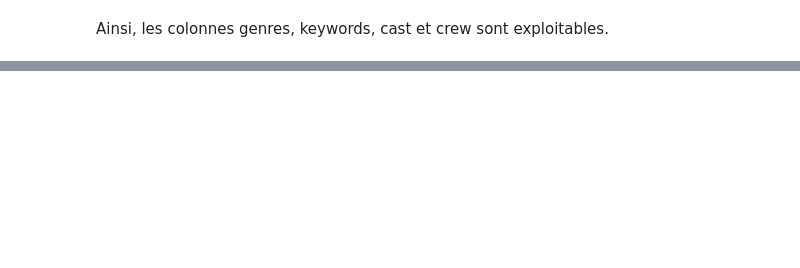
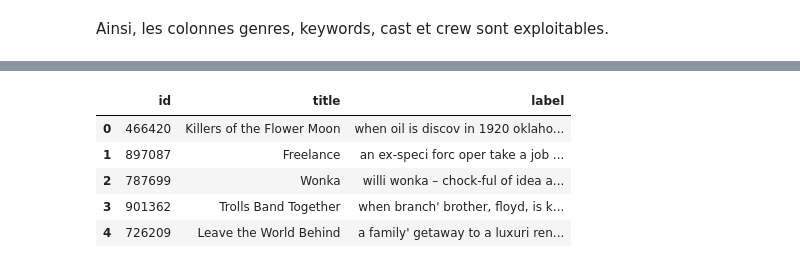
Before and after one commit to yassprogramme/Python_ENSAE_2A_app, a Jupyter notebook: Notebook.ipynb, the cells around one changed output, grey strips where cells are left out. Cells and saved outputs as stored; diff of their text form; code cells hidden in the pictures; blank space fills up the shorter version.

```diff
--- a/Notebook.ipynb
+++ b/Notebook.ipynb
@@ -354,3 +359,20 @@ data_model.head()
 | 2 | 787699 | Wonka | Willy Wonka – chock-full of ideas... |
 | 3 | 901362 | Trolls Band Together | When Branch's brother, Floyd, is ... |
 | 4 | 726209 | Leave the World Behind | A family's getaway to a luxurious... |
+# %%
+ps =PorterStemmer()
+def stem(text): # stem("dancing")=>"danc"
+    y=[]
+    for i in text.split():
+        y.append(ps.stem(i))
+    return " ".join(y)
+data_model["label"]=data_model["label"].apply(stem)
+data_model["label"]=data_model["label"].apply(lambda x : x.lower())
+data_model.head()
+# %% [output]
+|  | id | title | label |
+| 0 | 466420 | Killers of the Flower Moon | when oil is discov in 1920 oklaho... |
+| 1 | 897087 | Freelance | an ex-speci forc oper take a job ... |
+| 2 | 787699 | Wonka | willi wonka – chock-ful of idea a... |
+| 3 | 901362 | Trolls Band Together | when branch' brother, floyd, is k... |
+| 4 | 726209 | Leave the World Behind | a family' getaway to a luxuri ren... |
```
Also changed, not shown: parts of 7 cells of this notebook.
